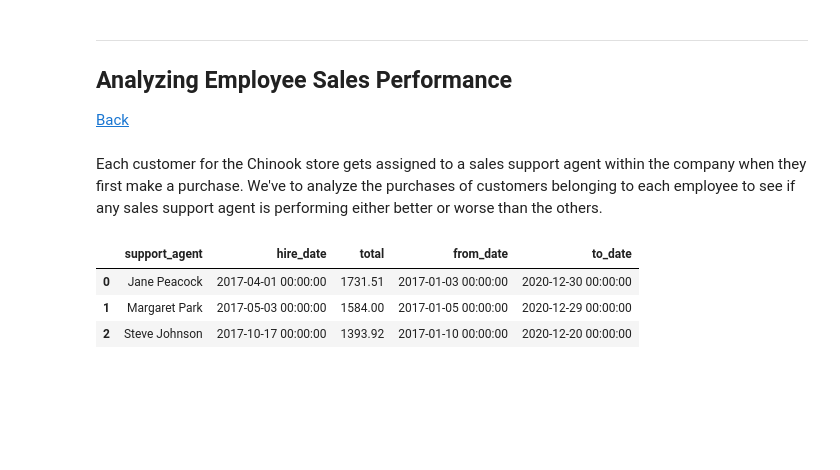
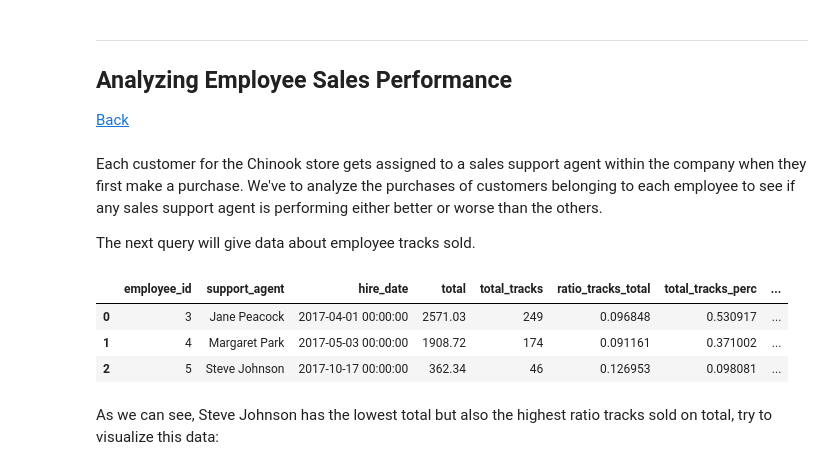
Before and after one commit to lucabro81/dataquest-projects, a Jupyter notebook: 10_answering_business_questions_using_sql/answering_business_questions_using_sql.ipynb, the cells around one changed output. Saved outputs shown, nothing was run; the diff lists cells and outputs as text; code cells hidden in the pictures; blank space fills up the shorter version.

```diff
--- a/10_answering_business_questions_using_sql/answering_business_questions_using_sql.ipynb
+++ b/10_answering_business_questions_using_sql/answering_business_questions_using_sql.ipynb
@@ -172,31 +211,41 @@ However is important to notice that while these top three are, together, only th
 [Back](#Index)
 # %% [markdown]
 Each customer for the Chinook store gets assigned to a sales support agent within the company when they first make a purchase. We've to analyze the purchases of customers belonging to each employee to see if any sales support agent is performing either better or worse than the others.
+
+The next query will give data about employee tracks sold.
 # %%
-results = run_query('''
-
-    WITH tracks AS (
-        SELECT t.track_id, il.invoice_id, t.name, g.name genre
-        FROM track t
-        INNER JOIN invoice_line il ON il.track_id == t.track_id
-        INNER JOIN genre g ON g.genre_id == t.genre_id
+employee_data = run_query('''
+    WITH tracks_sold AS (
+        SELECT
+            COUNT(t.track_id) total_tracks
+        FROM employee e
+        INNER JOIN customer c ON c.support_rep_id == e.employee_id
+        INNER JOIN invoice i ON i.customer_id == c.customer_id
+        INNER JOIN track_data t ON t.invoice_id == i.invoice_id
     )
 
     SELECT
+        e.employee_id,
         e.first_name || ' ' || e.last_name support_agent,
         e.hire_date,
         SUM(i.total) total,
+        COUNT(t.track_id) total_tracks,
+        (COUNT(t.track_id)/SUM(i.total)) ratio_tracks_total,
+        (COUNT(t.track_id)/CAST((SELECT * FROM tracks_sold) as float)) total_tracks_perc,
         MIN(i.invoice_date) from_date,
         MAX(i.invoice_date) to_date
     FROM employee e
     INNER JOIN customer c ON c.support_rep_id == e.employee_id
     INNER JOIN invoice i ON i.customer_id == c.customer_id
+    INNER JOIN track_data t ON t.invoice_id == i.invoice_id
     GROUP BY e.employee_id
 ''')
 
-results
+employee_data
 # %% [output]
-|  | support_agent | hire_date | total | from_date | to_date |
-| 0 | Jane Peacock | 2017-04-01 00:00:00 | 1731.51 | 2017-01-03 00:00:00 | 2020-12-30 00:00:00 |
-| 1 | Margaret Park | 2017-05-03 00:00:00 | 1584.00 | 2017-01-05 00:00:00 | 2020-12-29 00:00:00 |
-| 2 | Steve Johnson | 2017-10-17 00:00:00 | 1393.92 | 2017-01-10 00:00:00 | 2020-12-20 00:00:00 |
+|  | employee_id | support_agent | hire_date | total | total_tracks | ratio_tracks_total | total_tracks_perc | ... |
+| 0 | 3 | Jane Peacock | 2017-04-01 00:00:00 | 2571.03 | 249 | 0.096848 | 0.530917 | ... |
+| 1 | 4 | Margaret Park | 2017-05-03 00:00:00 | 1908.72 | 174 | 0.091161 | 0.371002 | ... |
+| 2 | 5 | Steve Johnson | 2017-10-17 00:00:00 | 362.34 | 46 | 0.126953 | 0.098081 | ... |
+# %% [markdown]
+As we can see, Steve Johnson has the lowest total but also the highest ratio tracks sold on total, try to visualize this data:
```
Also changed, not shown: parts of 22 cells of this notebook, 1 other file.
